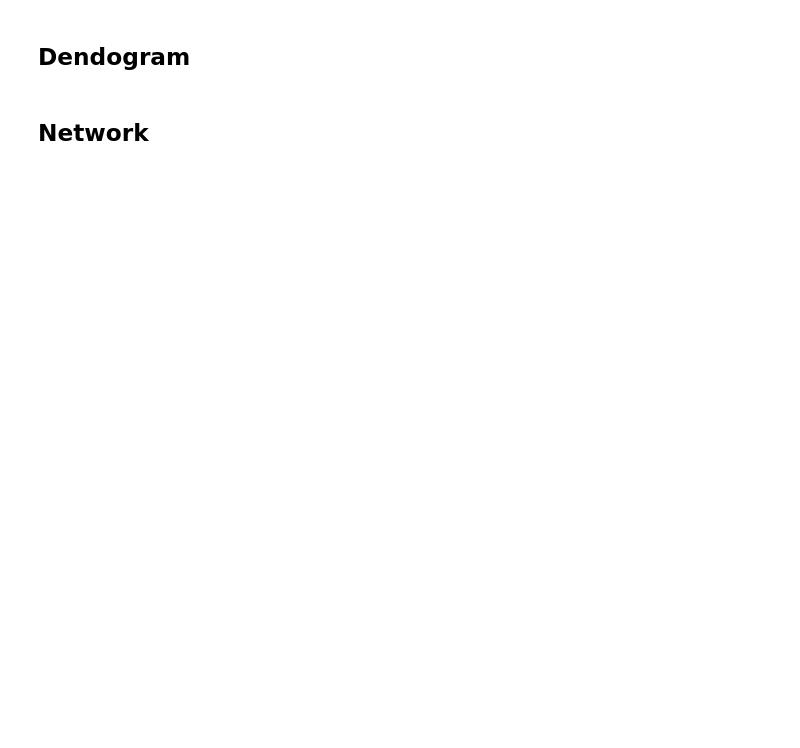
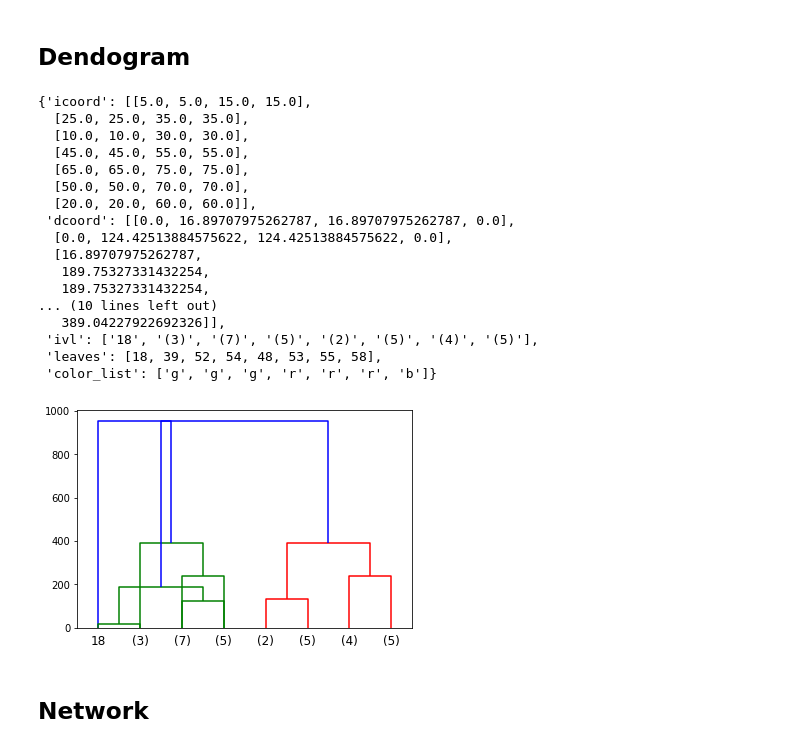
Before and after one commit to skrinak/MLexamples, a Jupyter notebook: Sample Graph Frameworks.ipynb, the cells around one changed output. Saved outputs shown, nothing was run; the diff lists cells and outputs as text; code cells hidden in the pictures; blank space fills up the shorter version.

```diff
--- a/Sample Graph Frameworks.ipynb
+++ b/Sample Graph Frameworks.ipynb
@@ -115,20 +143,39 @@ plt.legend(loc='upper right')
 ## Dendogram
 # %%
 # Data set
-url = 'https://python-graph-gallery.com/wp-content/uploads/mtcars.csv'
+url = 'https://2018-skrinak.s3-us-west-2.amazonaws.com/Development/Data/mtcars.csv'
 df = pd.read_csv(url)
 df = df.set_index('model')
 del df.index.name
 df
 
 # Calculate the distance between each sample
 Z = hierarchy.linkage(df, 'ward')
 
 # method 1: lastp
 hierarchy.dendrogram(Z, truncate_mode = 'lastp', p=4 ) # -> you will have 4 leaf at the bottom of the plot
 
 # method 2: level
 hierarchy.dendrogram(Z, truncate_mode = 'level', p=2) # -> No more than ``p`` levels of the dendrogram tree are displayed.
+# %% [output]
+{'icoord': [[5.0, 5.0, 15.0, 15.0],
+  [25.0, 25.0, 35.0, 35.0],
+  [10.0, 10.0, 30.0, 30.0],
+  [45.0, 45.0, 55.0, 55.0],
+  [65.0, 65.0, 75.0, 75.0],
+  [50.0, 50.0, 70.0, 70.0],
+  [20.0, 20.0, 60.0, 60.0]],
+ 'dcoord': [[0.0, 16.89707975262787, 16.89707975262787, 0.0],
+  [0.0, 124.42513884575622, 124.42513884575622, 0.0],
+  [16.89707975262787,
+   189.75327331432254,
+   189.75327331432254,
+... (10 lines left out)
+   389.04227922692326]],
+ 'ivl': ['18', '(3)', '(7)', '(5)', '(2)', '(5)', '(4)', '(5)'],
+ 'leaves': [18, 39, 52, 54, 48, 53, 55, 58],
+ 'color_list': ['g', 'g', 'g', 'r', 'r', 'r', 'b']}
+[figure, added]
 # %% [markdown]
 ## Network
 # %%
```
Also changed, not shown: parts of 15 cells of this notebook.
